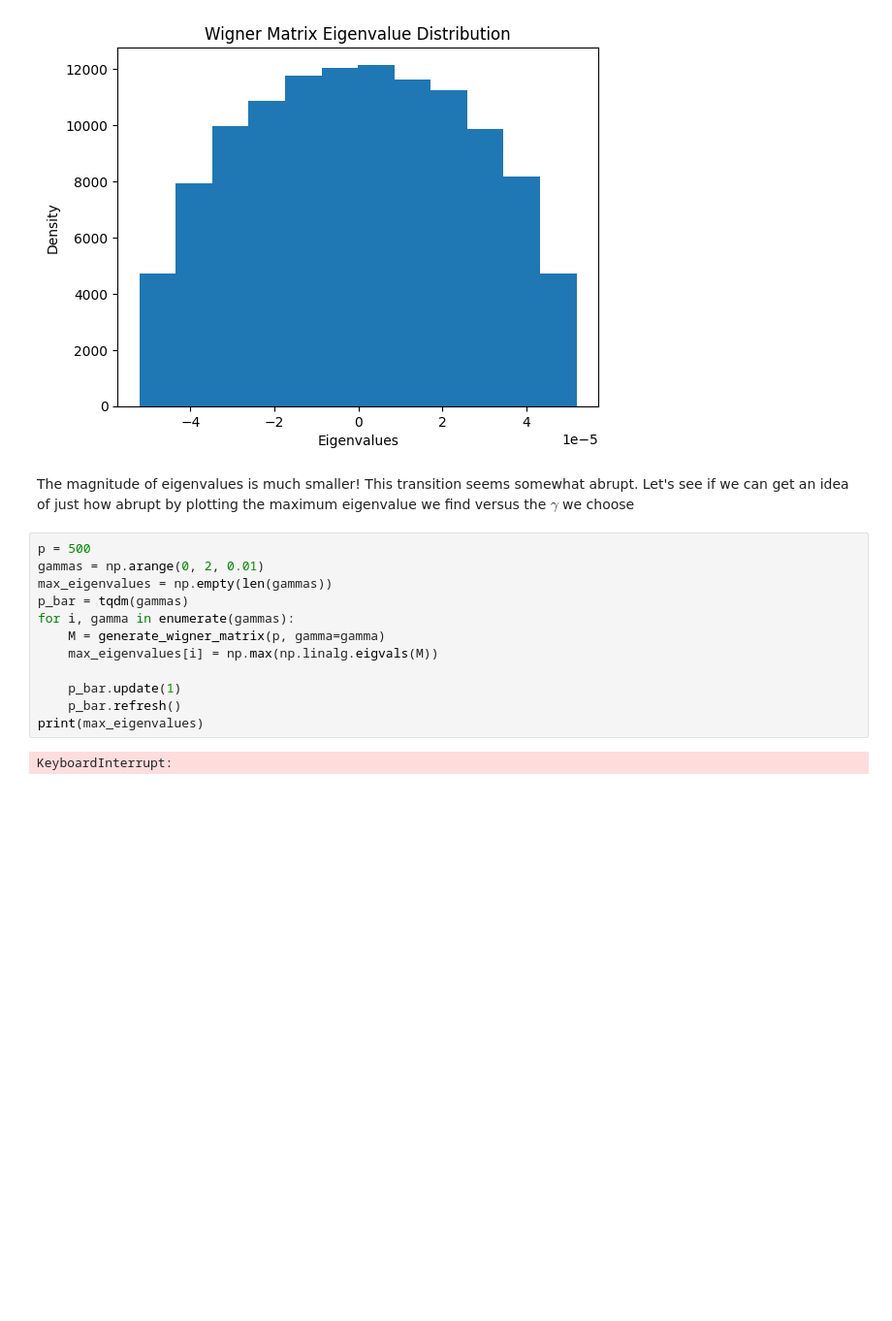
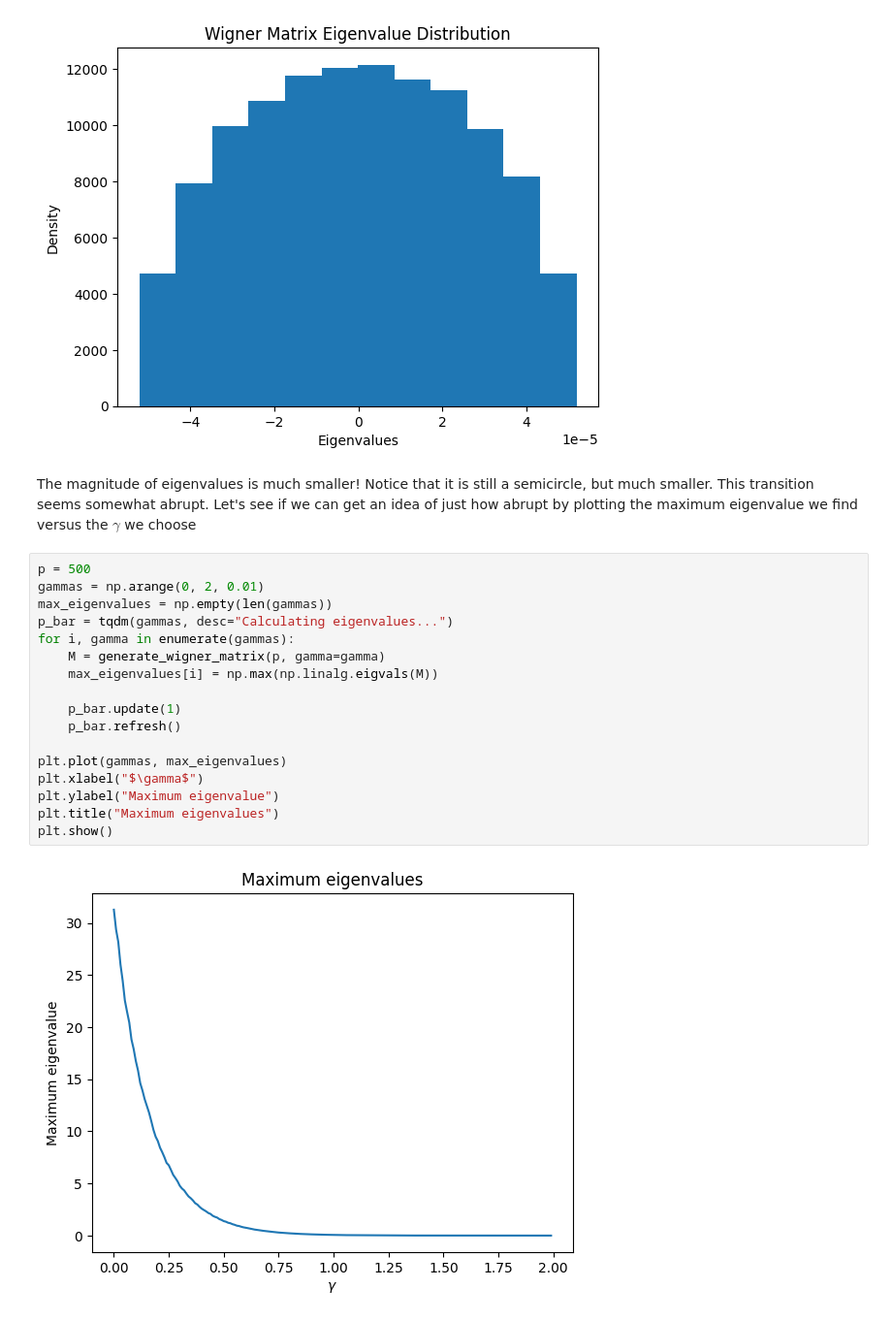
Before and after one commit to hmellow/eigenvalue_exact_asymptotics, a Jupyter notebook: main.ipynb, the cells around one changed output. Shown: that part at 97% size. Saved outputs shown, nothing was run; the diff lists cells and outputs as text; blank space fills up the shorter version.

Commit message:
eigenvalue scaling

```diff
--- a/main.ipynb
+++ b/main.ipynb
@@ -87,18 +87,23 @@ Minimum eigenvalue: -5.216521523074721e-05
 Maximum eigenvalue: 5.1997920300306235e-05
 [figure]
 # %% [markdown]
-The magnitude of eigenvalues is much smaller! This transition seems somewhat abrupt. Let's see if we can get an idea of just how abrupt by plotting the maximum eigenvalue we find versus the $\gamma$ we choose
+The magnitude of eigenvalues is much smaller! Notice that it is still a semicircle, but much smaller. This transition seems somewhat abrupt. Let's see if we can get an idea of just how abrupt by plotting the maximum eigenvalue we find versus the $\gamma$ we choose
 # %%
 p = 500
 gammas = np.arange(0, 2, 0.01)
 max_eigenvalues = np.empty(len(gammas))
-p_bar = tqdm(gammas)
+p_bar = tqdm(gammas, desc="Calculating eigenvalues...")
 for i, gamma in enumerate(gammas):
     M = generate_wigner_matrix(p, gamma=gamma)
     max_eigenvalues[i] = np.max(np.linalg.eigvals(M))
 
     p_bar.update(1)
     p_bar.refresh()
-print(max_eigenvalues)
+
+plt.plot(gammas, max_eigenvalues)
+plt.xlabel("$\gamma$")
+plt.ylabel("Maximum eigenvalue")
+plt.title("Maximum eigenvalues")
+plt.show()
 # %% [output]
-KeyboardInterrupt:
+[figure, added]
```
Also changed, not shown: parts of 1 cell of this notebook.
